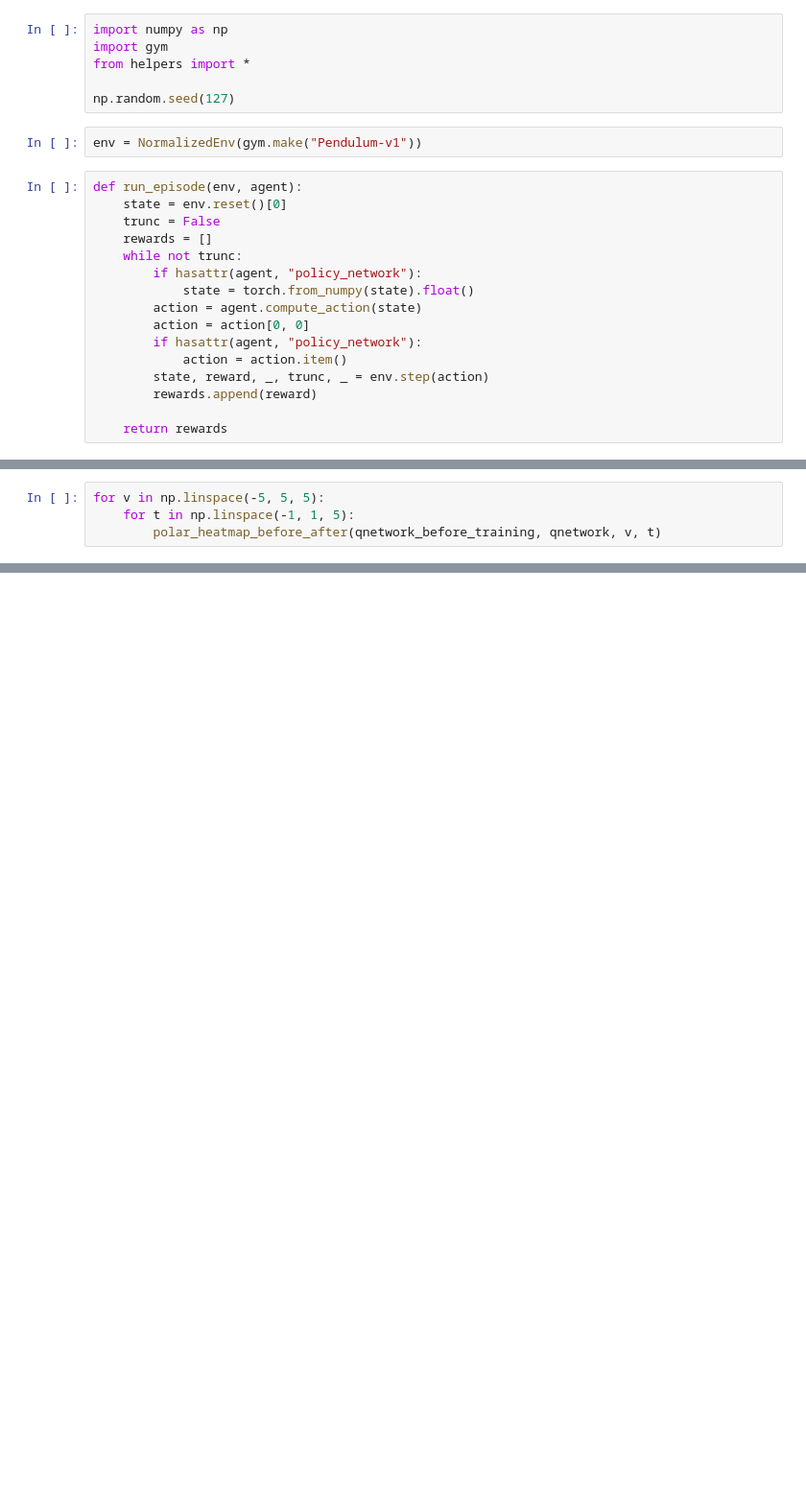
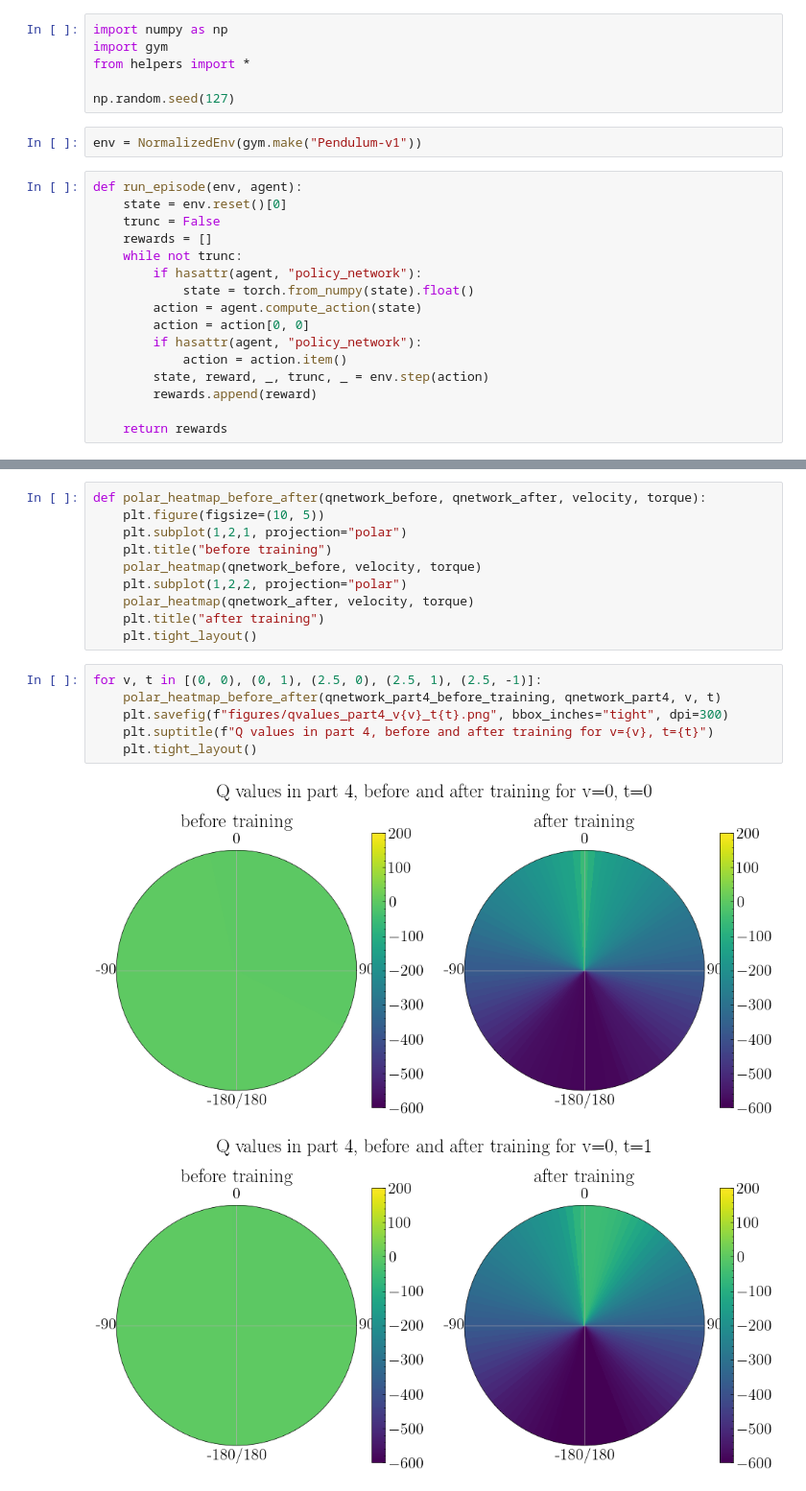
Before and after one commit to tudoroancea/cs_456_project, a Jupyter notebook: project.ipynb, the cells around one changed output, grey strips where cells are left out. Shown at 96% size. Drawn from its saved outputs; the diff is of its cells as text; blank space fills up the shorter version.

```diff
--- a/project.ipynb
+++ b/project.ipynb
@@ -259,4 +57,0 @@ def polar_heatmap_before_after(qnetwork_before_training, qnetwork, velocity, tor
-# %%
-for v in np.linspace(-5, 5, 5):
-    for t in np.linspace(-1, 1, 5):
-        polar_heatmap_before_after(qnetwork_before_training, qnetwork, v, t)
@@ -813,0 +263,19 @@ Mean reward over 100 episodes with policy network after training:  -152.72537149
+# %%
+def polar_heatmap_before_after(qnetwork_before, qnetwork_after, velocity, torque):
+    plt.figure(figsize=(10, 5))
+    plt.subplot(1,2,1, projection="polar")
+    plt.title("before training")
+    polar_heatmap(qnetwork_before, velocity, torque)
+    plt.subplot(1,2,2, projection="polar")
+    polar_heatmap(qnetwork_after, velocity, torque)
+    plt.title("after training")
+    plt.tight_layout()
+# %%
+for v, t in [(0, 0), (0, 1), (2.5, 0), (2.5, 1), (2.5, -1)]:
+    polar_heatmap_before_after(qnetwork_part4_before_training, qnetwork_part4, v, t)
+    plt.savefig(f"figures/qvalues_part4_v{v}_t{t}.png", bbox_inches="tight", dpi=300)
+    plt.suptitle(f"Q values in part 4, before and after training for v={v}, t={t}")
+    plt.tight_layout()
+# %% [output]
+[figure, added]
+[figure, added]
```
Also changed, not shown: parts of 62 cells of this notebook, 3 other files.
